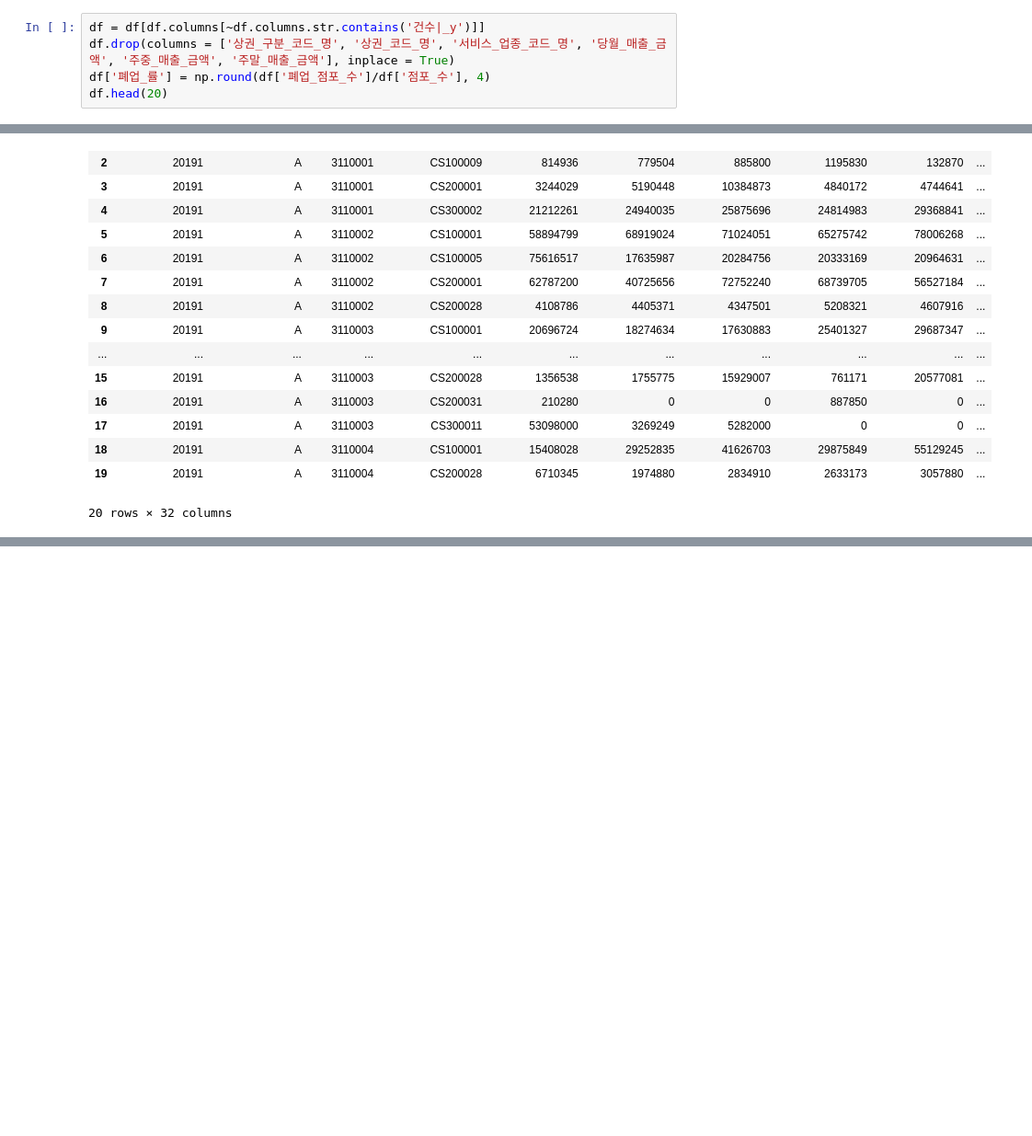
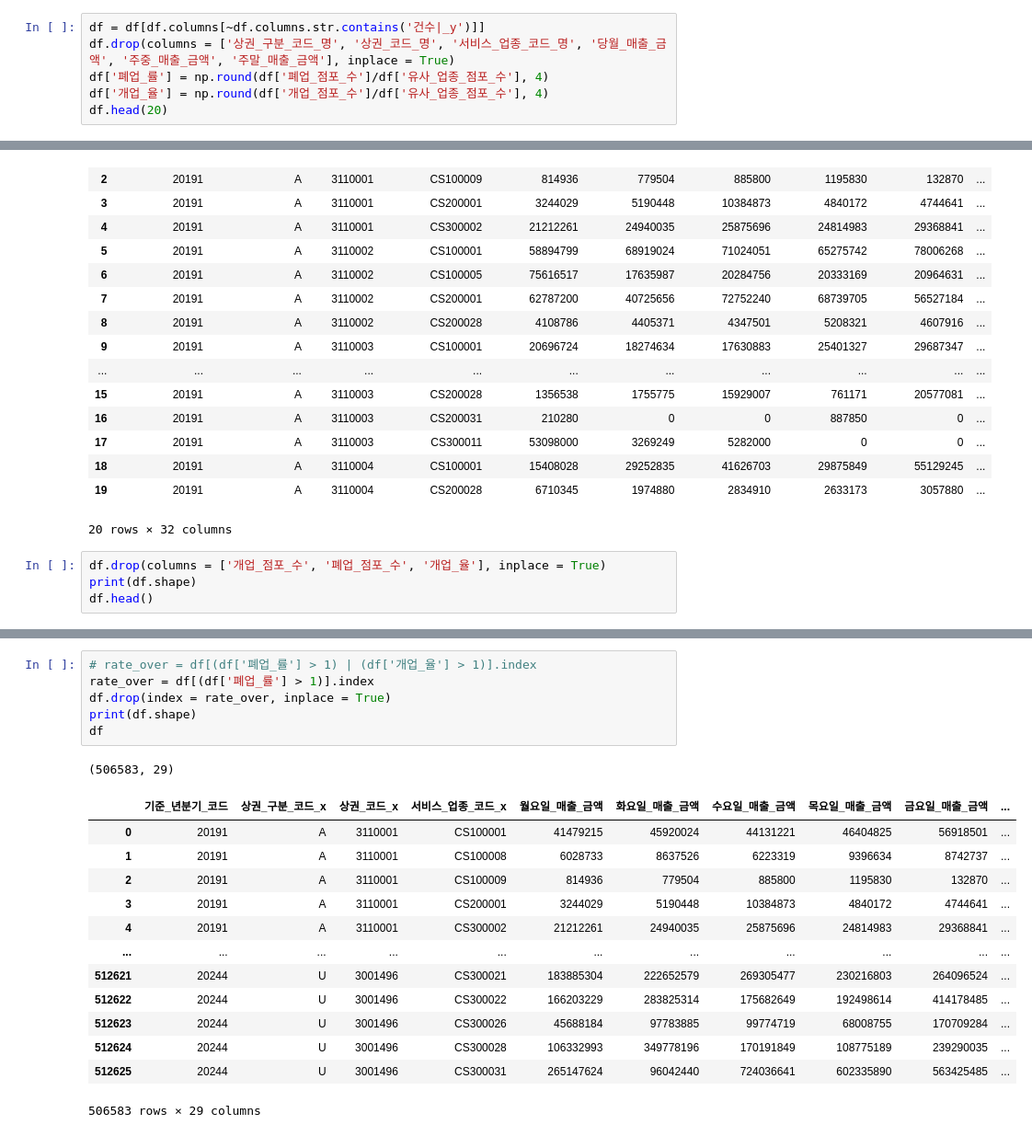
Before and after one commit to SKNETWORKS-FAMILY-AICAMP/SKN13-2nd-4TEAM, a Jupyter notebook: data/eda_and_preprocessing.ipynb, the cells around one changed output, grey strips where cells are left out. Shown at 92% size. Cells and saved outputs as stored; diff of their text form; blank space fills up the shorter version.

```diff
--- a/data/eda_and_preprocessing.ipynb
+++ b/data/eda_and_preprocessing.ipynb
@@ -58,7 +63,8 @@ df.head(20)
 # %%
 df = df[df.columns[~df.columns.str.contains('건수|_y')]]
 df.drop(columns = ['상권_구분_코드_명', '상권_코드_명', '서비스_업종_코드_명', '당월_매출_금액', '주중_매출_금액', '주말_매출_금액'], inplace = True)
-df['폐업_률'] = np.round(df['폐업_점포_수']/df['점포_수'], 4)
+df['폐업_률'] = np.round(df['폐업_점포_수']/df['유사_업종_점포_수'], 4)
+df['개업_율'] = np.round(df['개업_점포_수']/df['유사_업종_점포_수'], 4)
 df.head(20)
 # %% [output]
 |  | 기준_년분기_코드 | 상권_구분_코드_x | 상권_코드_x | 서비스_업종_코드_x | 월요일_매출_금액 | 화요일_매출_금액 | 수요일_매출_금액 | 목요일_매출_금액 | 금요일_매출_금액 | ... |
@@ -79,3 +85,7 @@ df.head(20)
 | 18 | 20191 | A | 3110004 | CS100001 | 15408028 | 29252835 | 41626703 | 29875849 | 55129245 | ... |
 | 19 | 20191 | A | 3110004 | CS200028 | 6710345 | 1974880 | 2834910 | 2633173 | 3057880 | ... |
 20 rows × 32 columns
+# %%
+df.drop(columns = ['개업_점포_수', '폐업_점포_수', '개업_율'], inplace = True)
+print(df.shape)
+df.head()
@@ -82 +101,22 @@ df.head(20)
+# %%
+# rate_over = df[(df['폐업_률'] > 1) | (df['개업_율'] > 1)].index
+rate_over = df[(df['폐업_률'] > 1)].index
+df.drop(index = rate_over, inplace = True)
+print(df.shape)
+df
+# %% [output]
+(506583, 29)
+|  | 기준_년분기_코드 | 상권_구분_코드_x | 상권_코드_x | 서비스_업종_코드_x | 월요일_매출_금액 | 화요일_매출_금액 | 수요일_매출_금액 | 목요일_매출_금액 | 금요일_매출_금액 | ... |
+| 0 | 20191 | A | 3110001 | CS100001 | 41479215 | 45920024 | 44131221 | 46404825 | 56918501 | ... |
+| 1 | 20191 | A | 3110001 | CS100008 | 6028733 | 8637526 | 6223319 | 9396634 | 8742737 | ... |
+| 2 | 20191 | A | 3110001 | CS100009 | 814936 | 779504 | 885800 | 1195830 | 132870 | ... |
+| 3 | 20191 | A | 3110001 | CS200001 | 3244029 | 5190448 | 10384873 | 4840172 | 4744641 | ... |
+| 4 | 20191 | A | 3110001 | CS300002 | 21212261 | 24940035 | 25875696 | 24814983 | 29368841 | ... |
+| ... | ... | ... | ... | ... | ... | ... | ... | ... | ... | ... |
+| 512621 | 20244 | U | 3001496 | CS300021 | 183885304 | 222652579 | 269305477 | 230216803 | 264096524 | ... |
+| 512622 | 20244 | U | 3001496 | CS300022 | 166203229 | 283825314 | 175682649 | 192498614 | 414178485 | ... |
+| 512623 | 20244 | U | 3001496 | CS300026 | 45688184 | 97783885 | 99774719 | 68008755 | 170709284 | ... |
+| 512624 | 20244 | U | 3001496 | CS300028 | 106332993 | 349778196 | 170191849 | 108775189 | 239290035 | ... |
+| 512625 | 20244 | U | 3001496 | CS300031 | 265147624 | 96042440 | 724036641 | 602335890 | 563425485 | ... |
+506583 rows × 29 columns
 # %%
```
Also changed, not shown: parts of 26 cells of this notebook.
